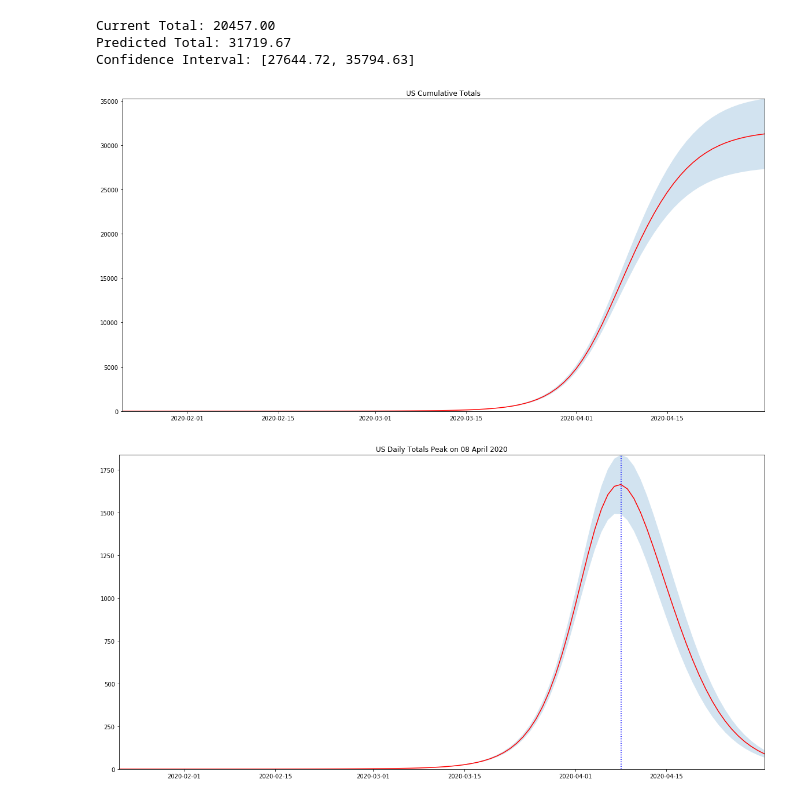
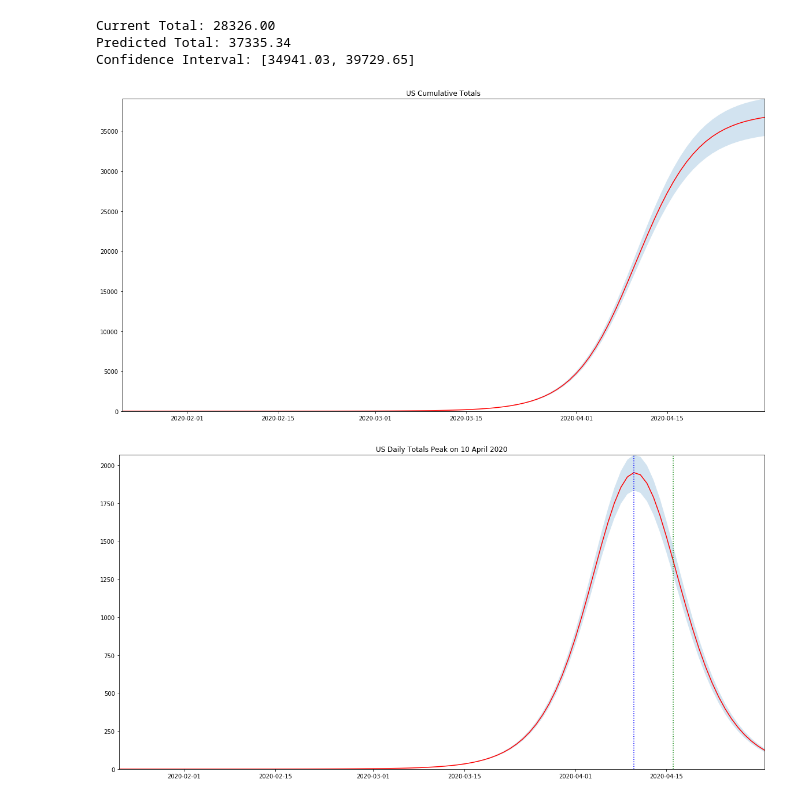
Before and after one commit to msb1/covid19-tracker-fitter, a Jupyter notebook: CovidFitter.ipynb, the cells around one changed output. Drawn from its saved outputs; the diff is of its cells as text; code cells hidden in the pictures.

Commit message:
Update after NY Death adjustment

```diff
--- a/CovidFitter.ipynb
+++ b/CovidFitter.ipynb
@@ -31,7 +31,7 @@ deaths_us_sorted = deaths_us.groupby('Province_State').agg('sum').sort_values(by
 # only consider states with deaths greater than 50
 us_deaths = deaths_us_sorted[deaths_us_sorted[latest_date] > 50].T
 states = us_deaths.columns.values
-# print(states)
+latest_date_index = len(us_deaths)
 # %%
 # set x axis numpy arrays
 num_days = us_deaths.shape[0]
@@ -58,7 +58,7 @@ for state in states:
     params = lmfit.Parameters()
     params.add('a', value=0.3, min=0.0, max=0.5)
     params.add('b', value=40.0, min=10.0, max=100.0)
-    params.add('c', value=1.0, min=0.0, max=10000.0)
+    params.add('c', value=1.0, min=0.0, max=15000.0)
 
     ydata = us_deaths[state].values
     # print(state)
@@ -70,7 +70,7 @@ for state in states:
         adef = '{:.4f}'.format(results.params['a'].value)
 
     # if model does not fit (c --> inf), then constrain with fixed 'a' parameter
-    if results.params['c'].value > 9900 or results.params['c'].stderr > results.params['c'].value:
+    if results.params['c'].value > 14900 or results.params['c'].stderr > results.params['c'].value:
         a = float(adef)
         print("State: ", state, " has fixed a parameter...")
         model = ExpressionModel('c / (1 + exp(-' + adef + ' * (x - b)))')
@@ -140,29 +139,30 @@ State:  New York  has fixed a parameter...
 # %%
 current_total = deaths_us[latest_date].sum()
 print("Current Total: {:.2f}".format(current_total))
 print("Predicted Total: {:.2f}".format(predicted_total))
 print("Confidence Interval: [{:.2f}, {:.2f}]".format(predicted_total - 1.96 * err_total, predicted_total + 1.96 * err_total))
 
 fig = plt.figure(figsize=(20, 10))
 plt.plot(arr, total, 'r-')
 plt.fill_between(arr, lower, upper, alpha=0.2)
 plt.xlim(arr[0], arr[-1])
 plt.ylim(0, upper[-1])
 plt.title("US Cumulative Totals")
 plt.show()
 
 fig = plt.figure(figsize=(20, 10))
 plt.plot(arr, dtotal, 'r-')
 plt.fill_between(arr, dlower, dupper, alpha=0.2)
 plt.xlim(arr[0], arr[-1])
 plt.ylim(0, np.max(dupper))
 max_idx = np.argmax(dtotal)
 plt.plot([arr[max_idx], arr[max_idx]], [0.0, np.max(dupper)], linestyle=':', color='b')
+plt.plot([arr[latest_date_index], arr[latest_date_index]], [0.0, np.max(dupper)], linestyle=':', color='g')
 plt.title("US Daily Totals Peak on {}".format(arr[max_idx].strftime('%d %B %Y')))
 plt.show()
 # %% [output]
-Current Total: 20457.00
-Predicted Total: 31719.67
-Confidence Interval: [27644.72, 35794.63]
+Current Total: 28326.00
+Predicted Total: 37335.34
+Confidence Interval: [34941.03, 39729.65]
-[figure, old version]
+[figure, new version]
-[figure, old version]
+[figure, new version]
```
Also changed, not shown: parts of 1 cell of this notebook, 1 other file.
